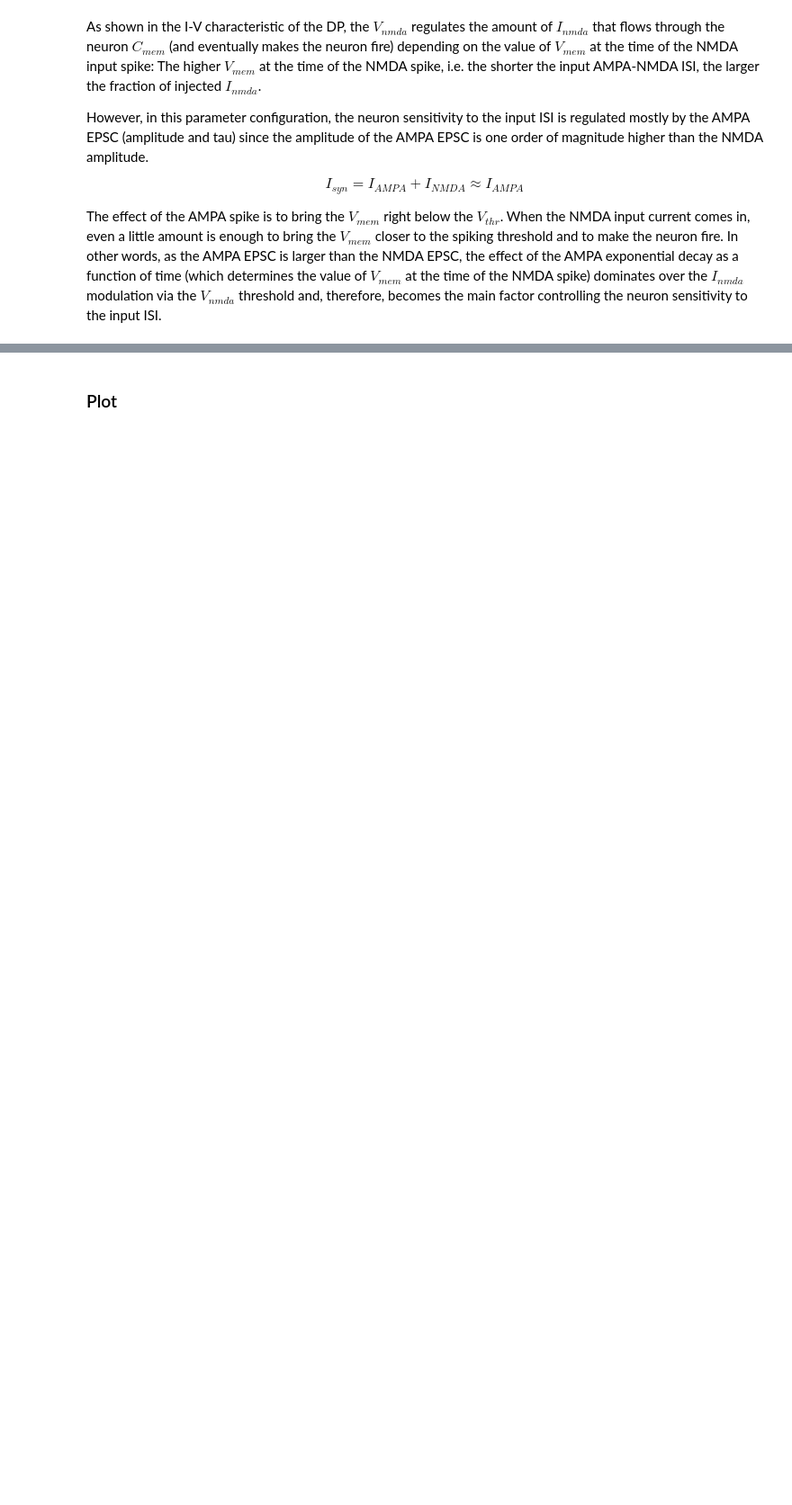
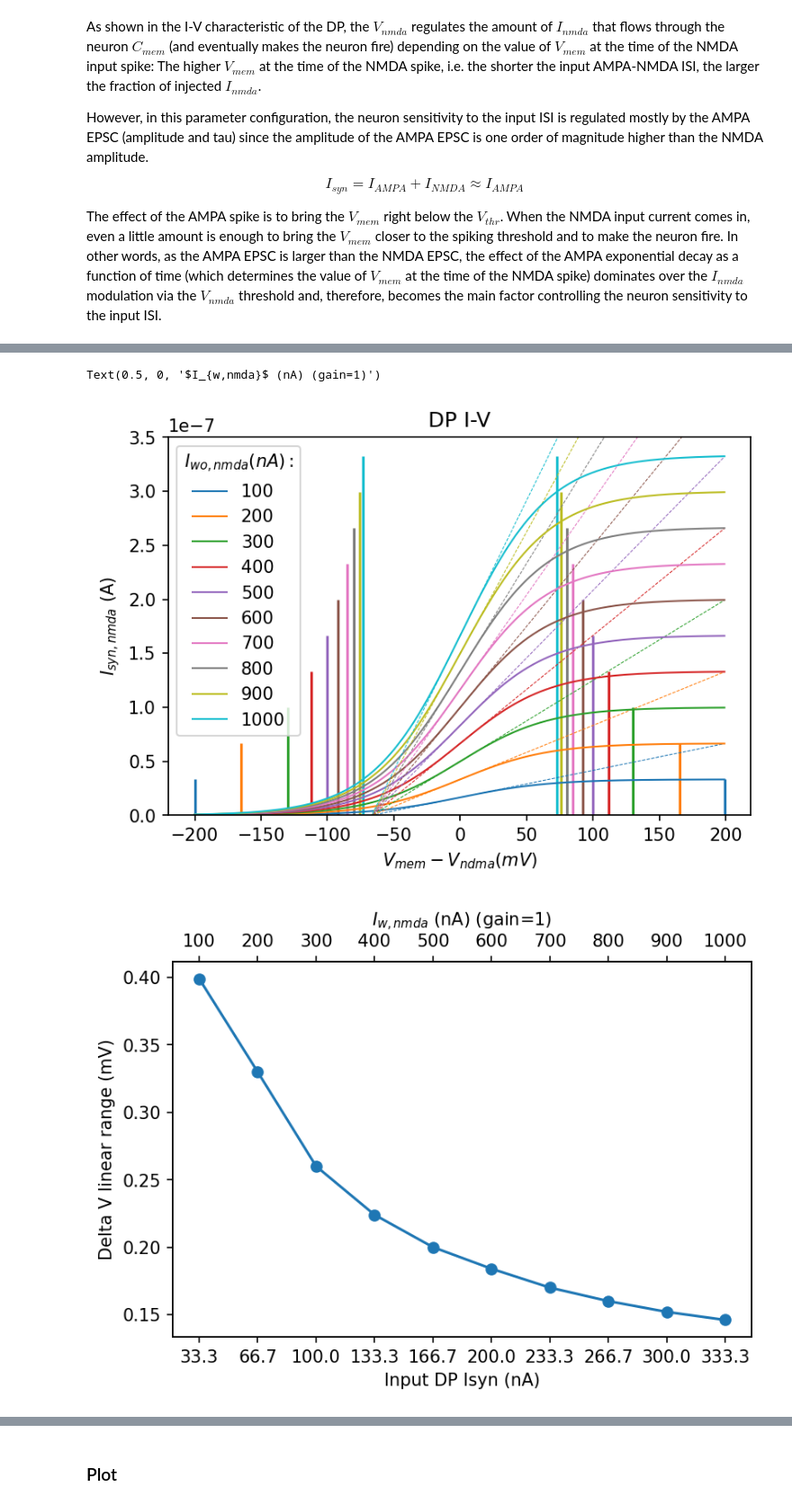
Before and after one commit to YigitDemirag/dynapse-simulator, a Jupyter notebook: part5.ipynb, the cells around one changed output, grey strips where cells are left out. Shown at 90% size. Drawn from its saved outputs; the diff is of its cells as text; code cells hidden in the pictures; blank space fills up the shorter version.

```diff
--- a/part5.ipynb
+++ b/part5.ipynb
@@ -455,17 +440,0 @@ EPSC AMPA Amplitude  @t=0: 0.47619048 nA
-# %%
-try:
-    network.restore()
-except KeyError:
-    # Network state has not been stored yet
-    network.store()
-
-dynapse_param['Vnmda'] = 50*mV
-
-for core in chip.cores:
-    set_params(core.neurons, dynapse_param)
-
-# Simulation
-duration = 2 * 1000 * ms
-
-# Run
-network.run(duration)
@@ -550,0 +453,54 @@ plt.show()
+# %%
+list_vmem_minus_vnmda = np.arange(-200,200)*mV
+
+range_w_nmda = np.linspace(100,1000,10).astype(int)*nA
+f = plt.figure(dpi=150)
+#ylim =(-6.648816355951428e-09, 1.396432760447953e-07)
+delta_v_linear_sigmoid = []
+input_isyn = []
+for w, w_nmda in enumerate(range_w_nmda):
+
+    dynapse_param['I_wo_syn_nmda'] = w_nmda
+    EPSC_nmda = dynapse_param['I_wo_syn_nmda']*dynapse_param['I_g_syn_nmda']/(dynapse_param["I_tau_syn_nmda"]*((dynapse_param["I_g_syn_nmda"]/constants.Io)+1))
+    input_isyn.append(EPSC_nmda)
+
+    # Sigmoid
+    i_syn_nmda = EPSC_nmda/(1 + np.exp(-constants.kappa_n*list_vmem_minus_vnmda/constants.Ut))
+    p = plt.plot(list_vmem_minus_vnmda/mV, i_syn_nmda/nA*1e-9, linewidth=1, label=str(int(w_nmda/nA)))
+
+    # Linearization
+    slope_sigmoid = constants.kappa_n/constants.Ut*EPSC_nmda/4/nA*1e-9*mV
+    offset_sigmoid =EPSC_nmda/2/nA*1e-9
+    line = np.polyval([slope_sigmoid, offset_sigmoid], list_vmem_minus_vnmda/mV)
+    plt.plot(list_vmem_minus_vnmda/mV, line, c=p[0].get_color(), linestyle='--', linewidth=.5)
+
+    # Find sigmoid linear range:
+    # Let's define a threshold value to quantify the range of DeltaV=Vmem-Vnmda over which the sigmoid is linear:
+    thr = .5*1e-7
+    idx_linear = np.where(np.abs(line-i_syn_nmda/nA*1e-9)<=thr)[0]
+    delta_v_linear_sigmoid.append(list_vmem_minus_vnmda[idx_linear[-1]]-list_vmem_minus_vnmda[idx_linear[0]])
+
+    plt.vlines(list_vmem_minus_vnmda[idx_linear[-1]]/mV, np.min(i_syn_nmda), np.max(i_syn_nmda), color=p[0].get_color())
+    plt.vlines(list_vmem_minus_vnmda[idx_linear[0]]/mV, np.min(i_syn_nmda), np.max(i_syn_nmda), color=p[0].get_color())
+
+plt.ylim(0,3.5*1e-7)
+plt.legend(title='$I_{wo,nmda} (nA):$')
+plt.xlabel('$V_{mem}-V_{ndma} (mV)$')
+plt.ylabel('$I_{syn,nmda}$ (A)')
+plt.title('DP I-V')
+
+plt.figure(dpi=150)
+plt.plot(input_isyn/nA, delta_v_linear_sigmoid, '-o')
+plt.xlabel('Input DP Isyn (nA)')
+plt.ylabel('Delta V linear range (mV)')
+ax = plt.gca()
+ax.set_xticks(input_isyn/nA)
+ax2 = plt.gca().twiny()
+ax2.set_xlim(ax.get_xlim())
+ax2.set_xticks(ax.get_xticks())
+ax2.set_xticklabels((range_w_nmda/nA).astype(int))
+ax2.set_xlabel('$I_{w,nmda}$ (nA) (gain=1)')
+# %% [output]
+Text(0.5, 0, '$I_{w,nmda}$ (nA) (gain=1)')
+[figure, added]
+[figure, added]
```
Also changed, not shown: parts of 27 cells of this notebook, 1 other file.
